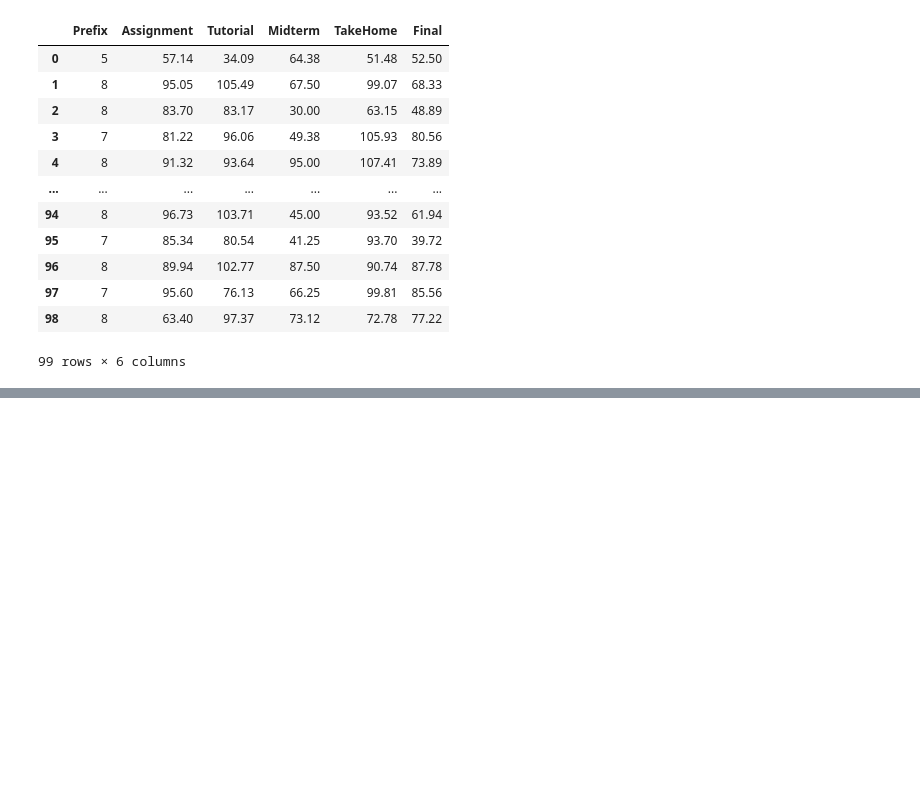
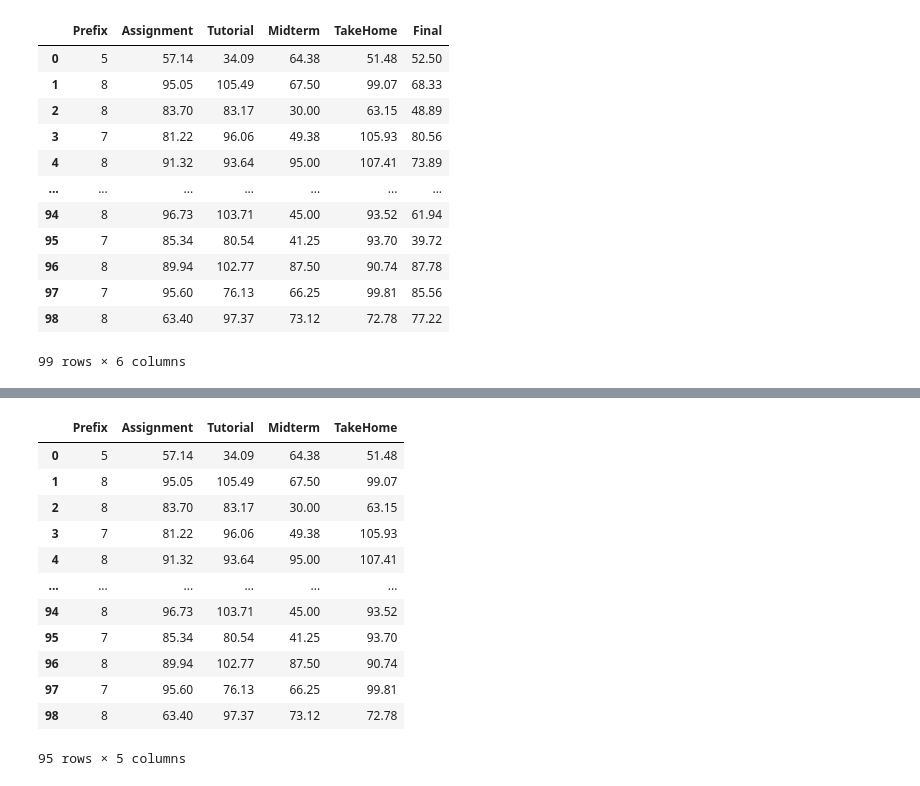
Before and after one commit to prakharjadaun/ML-Learn-With-Me, a Jupyter notebook: 07 - Handling Missing Data.ipynb, the cells around one changed output, grey strips where cells are left out. Drawn from its saved outputs; the diff is of its cells as text; code cells hidden in the pictures; blank space fills up the shorter version.

```diff
--- a/07 - Handling Missing Data.ipynb
+++ b/07 - Handling Missing Data.ipynb
@@ -339,0 +359,4 @@ df
+# %%
+# reading the dataset named class-grades.csv
+df = pd.read_csv(r"Data set\class-grades.csv")
+df
@@ -339,0 +388,4 @@ df
+# %%
+# splitting the dataset into the training and testing data
+test = df[df['Final'].isna()]
+train = df.dropna()
@@ -339,0 +418,22 @@ df
+# %%
+# splittting the training and testing data into the x and y component
+x_train = train.drop(['Final'],axis=1)
+y_train = train['Final']
+x_test = test.drop(['Final'],axis=1)
+# %%
+# printing the xtrain data
+x_train
+# %% [output]
+|  | Prefix | Assignment | Tutorial | Midterm | TakeHome |
+| 0 | 5 | 57.14 | 34.09 | 64.38 | 51.48 |
+| 1 | 8 | 95.05 | 105.49 | 67.50 | 99.07 |
+| 2 | 8 | 83.70 | 83.17 | 30.00 | 63.15 |
+| 3 | 7 | 81.22 | 96.06 | 49.38 | 105.93 |
+| 4 | 8 | 91.32 | 93.64 | 95.00 | 107.41 |
+| ... | ... | ... | ... | ... | ... |
+| 94 | 8 | 96.73 | 103.71 | 45.00 | 93.52 |
+| 95 | 7 | 85.34 | 80.54 | 41.25 | 93.70 |
+| 96 | 8 | 89.94 | 102.77 | 87.50 | 90.74 |
+| 97 | 7 | 95.60 | 76.13 | 66.25 | 99.81 |
+| 98 | 8 | 63.40 | 97.37 | 73.12 | 72.78 |
+95 rows × 5 columns
```
Also changed, not shown: parts of 25 cells of this notebook.
